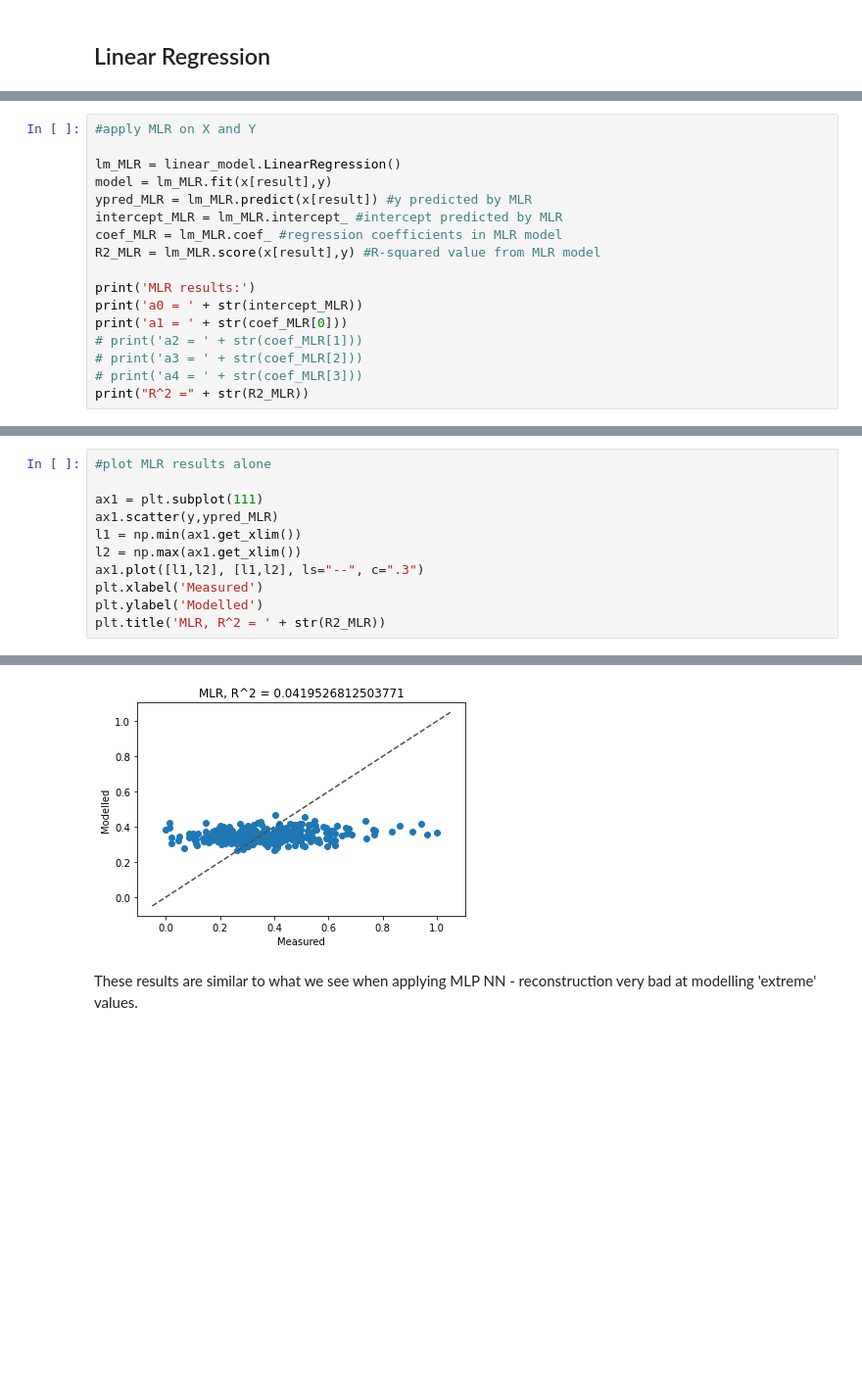
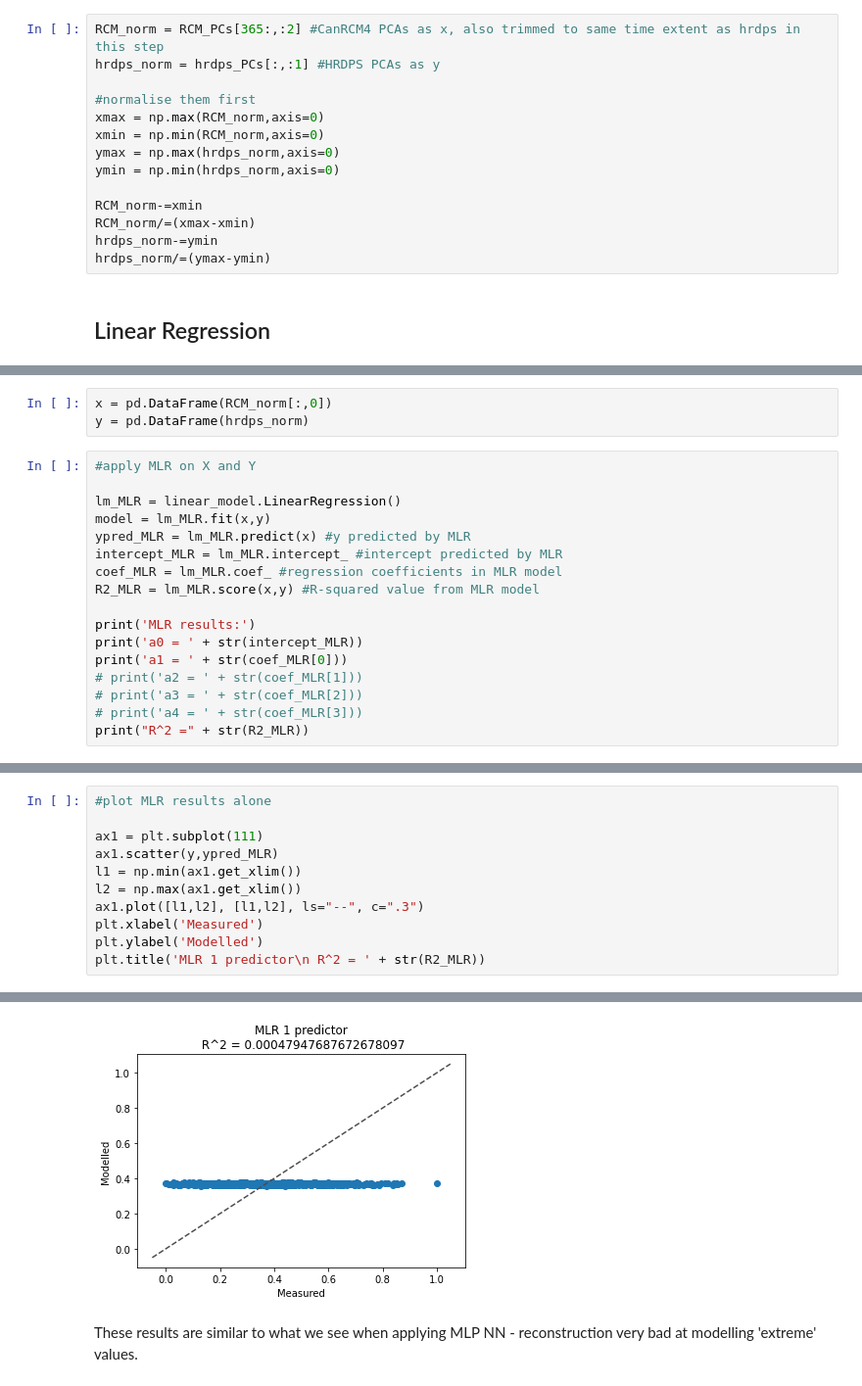
Before and after one commit to rbeutel/eosc510, a Jupyter notebook: proj-slp.ipynb, the cells around one changed output, grey strips where cells are left out. Shown at 98% size. Cells and saved outputs as stored; diff of their text form; blank space fills up the shorter version.

Commit message:
Completed turnover to proper setup in -slp file, still must decide on and make histograms. Began turnover in -wind file

```diff
--- a/proj-slp.ipynb
+++ b/proj-slp.ipynb
@@ -132,2 +148,16 @@ for kk in range(n):
+# %%
+RCM_norm = RCM_PCs[365:,:2] #CanRCM4 PCAs as x, also trimmed to same time extent as hrdps in this step
+hrdps_norm = hrdps_PCs[:,:1] #HRDPS PCAs as y
+
+#normalise them first
+xmax = np.max(RCM_norm,axis=0)
+xmin = np.min(RCM_norm,axis=0)
+ymax = np.max(hrdps_norm,axis=0)
+ymin = np.min(hrdps_norm,axis=0)
+
+RCM_norm-=xmin
+RCM_norm/=(xmax-xmin)
+hrdps_norm-=ymin
+hrdps_norm/=(ymax-ymin)
 # %% [markdown]
 ## Linear Regression
@@ -214,12 +164,15 @@ resulting features:[0]
+# %%
+x = pd.DataFrame(RCM_norm[:,0])
+y = pd.DataFrame(hrdps_norm)
 # %%
 #apply MLR on X and Y
 
 lm_MLR = linear_model.LinearRegression()
-model = lm_MLR.fit(x[result],y)
-ypred_MLR = lm_MLR.predict(x[result]) #y predicted by MLR
+model = lm_MLR.fit(x,y)
+ypred_MLR = lm_MLR.predict(x) #y predicted by MLR
 intercept_MLR = lm_MLR.intercept_ #intercept predicted by MLR
 coef_MLR = lm_MLR.coef_ #regression coefficients in MLR model
-R2_MLR = lm_MLR.score(x[result],y) #R-squared value from MLR model
+R2_MLR = lm_MLR.score(x,y) #R-squared value from MLR model
 
 print('MLR results:')
 print('a0 = ' + str(intercept_MLR))
@@ -243,5 +196,5 @@ l2 = np.max(ax1.get_xlim())
 ax1.plot([l1,l2], [l1,l2], ls="--", c=".3")
 plt.xlabel('Measured')
 plt.ylabel('Modelled')
-plt.title('MLR, R^2 = ' + str(R2_MLR))
+plt.title('MLR 1 predictor\n R^2 = ' + str(R2_MLR))
 # %% [output]
@@ -249,3 +202,3 @@ Text(0.5, 1.0, 'MLR, R^2 = 0.0419526812503771')
-[figure, old version]
+[figure, new version]
 # %% [markdown]
 These results are similar to what we see when applying MLP NN - reconstruction very bad at modelling 'extreme' values.
```
Also changed, not shown: parts of 44 cells of this notebook, 2 other files.
